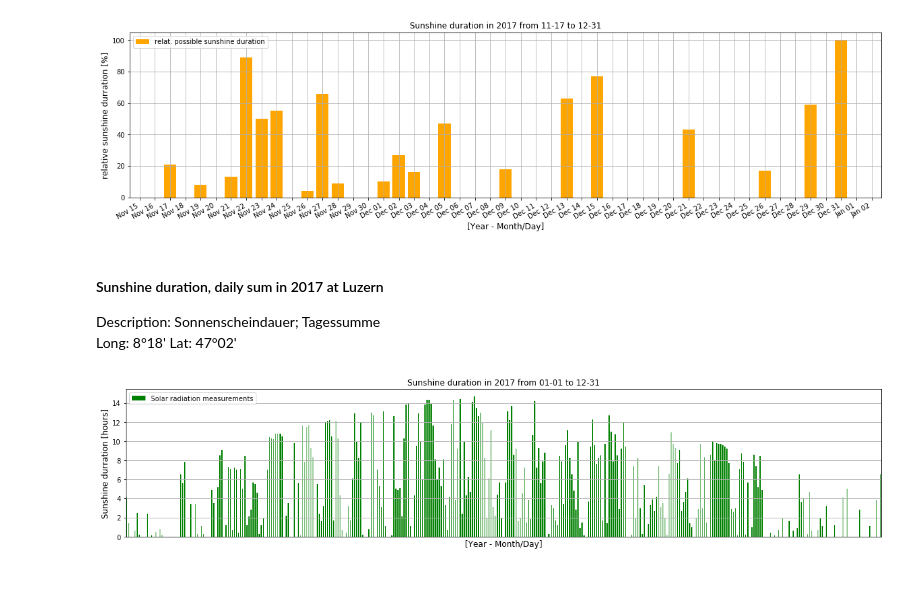
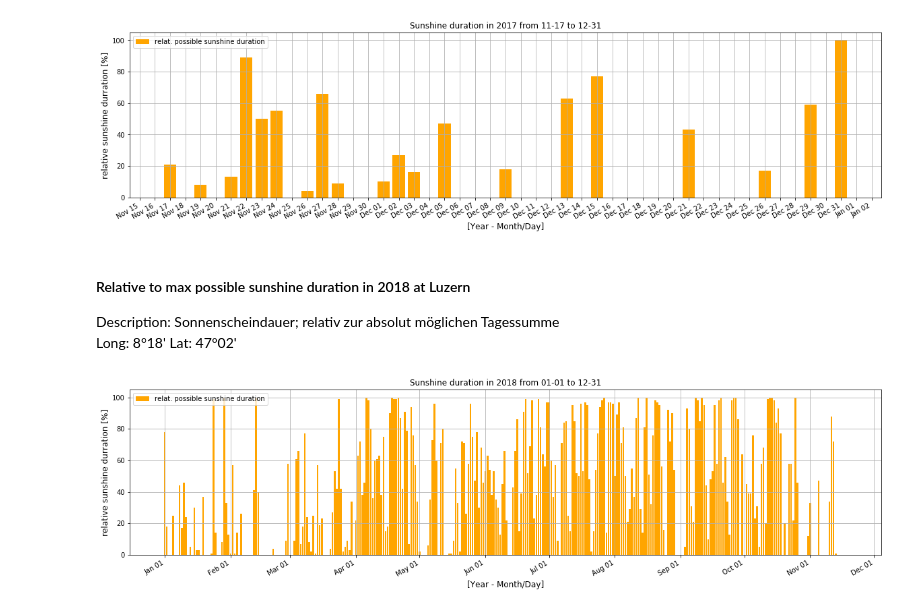
Before and after one commit to ahorv/python_scripts, a Jupyter notebook: irradiance/cloudless_days_assessment.ipynb, the cells around one changed output. Saved outputs shown, nothing was run; the diff lists cells and outputs as text; code cells hidden in the pictures; blank space fills up the shorter version.

```diff
--- a/irradiance/cloudless_days_assessment.ipynb
+++ b/irradiance/cloudless_days_assessment.ipynb
@@ -55,9 +55,9 @@ e_day = '12-31' # end of observation
 start = year + s_day
 end   = year + e_day
 
-s_rel = s_rel.loc[start:end]
+s_rel_17 = s_rel.loc[start:end]
 fig, ax = plt.subplots(figsize=(20,5))
-ax.bar(s_rel.index, s_rel.values, label='relat. possible sunshine duration', color= 'orange')
+ax.bar(s_rel_17.index, s_rel_17.values, label='relat. possible sunshine duration', color= 'orange')
 
 ax.set_xlabel('[Year - Month/Day]', fontsize=12)
 ax.set_ylabel('relative sunshine durration [%]', fontsize=12)
@@ -72,32 +72,29 @@ fig.autofmt_xdate()
 # %% [output]
 [figure]
 # %% [markdown]
-#### Sunshine duration, daily sum in 2017 at Luzern
-Description: Sonnenscheindauer; Tagessumme<br>
+#### Relative to max possible sunshine duration in 2018 at Luzern
+Description: Sonnenscheindauer; relativ zur absolut möglichen Tagessumme<br>
 Long: 8°18' Lat: 47°02'
 # %%
-year = '2017-'
+year = '2018-'
 s_day = '01-01' # beginning of observation
 e_day = '12-31' # end of observation
 start = year + s_day
 end   = year + e_day
 
-_lu_dur = lu_dur.loc[start:end]
-fig = plt.figure(1, figsize=(20,4))
-
-ax = plt.axes()
-_lu_dur.plot(kind='bar',label='Solar radiation measurements', color= 'g',ax=ax)
+s_rel_18 = s_rel.loc[start:end]
+fig, ax = plt.subplots(figsize=(20,5))
+ax.bar(s_rel_18.index, s_rel_18.values, label='relat. possible sunshine duration', color= 'orange')
 
 ax.set_xlabel('[Year - Month/Day]', fontsize=12)
-ax.set_ylabel('Sunshine durration [hours]', fontsize=12)
+ax.set_ylabel('relative sunshine durration [%]', fontsize=12)
 ax.set_title('Sunshine duration in {} from {} to {}'.format(year.strip('-'),s_day,e_day))
 ax.legend(loc='upper left')
 ax.grid(b=None, which='major', axis='both')
 
-ax.xaxis.set_major_locator(dates.MonthLocator(interval=3))
-
-#fig.autofmt_xdate()
-#frmt = df.index.to_series().dt.strftime("%Y-%m-d")
-#plt.gca().xaxis.set_major_formatter(plt.FixedFormatter(frmt))
+#ax.xaxis.set_major_locator(mdates.WeekdayLocator())
+ax.xaxis.set_major_locator(mdates.MonthLocator())
+ax.xaxis.set_major_formatter(mdates.DateFormatter('%b %d'))
+fig.autofmt_xdate()
 # %% [output]
-[figure, old version]
+[figure, new version]
```
Also changed, not shown: parts of 8 cells of this notebook, 1 other file.
